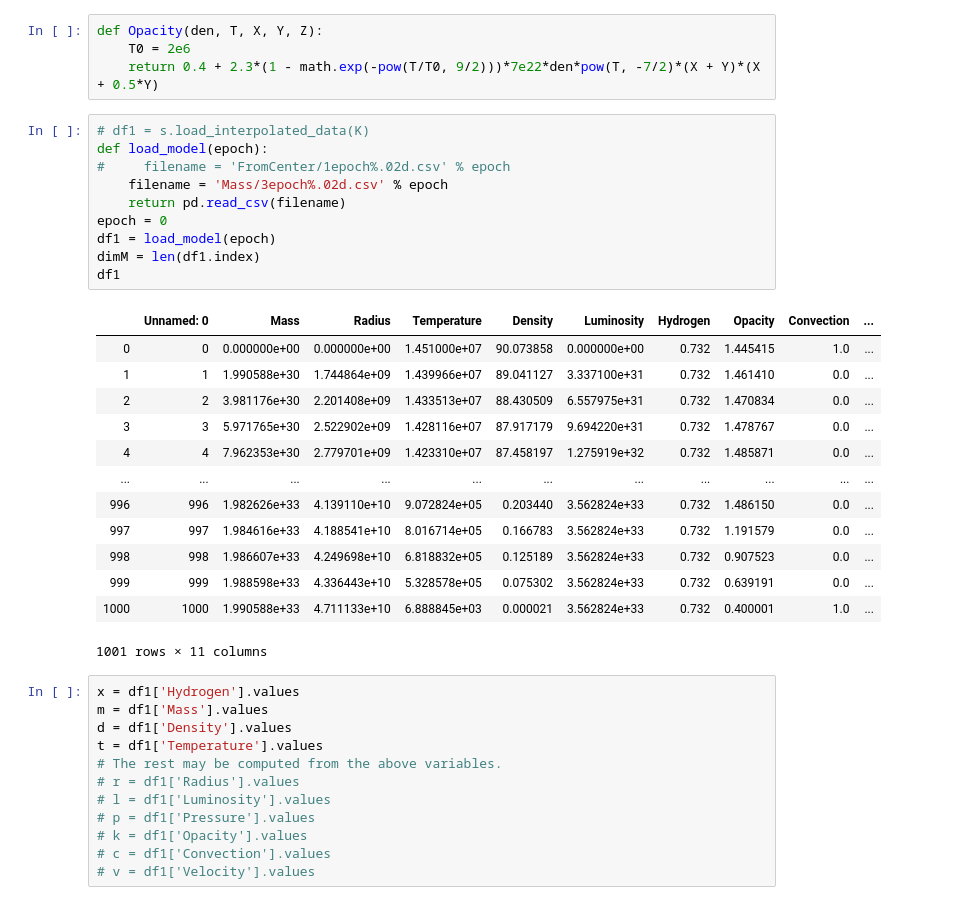
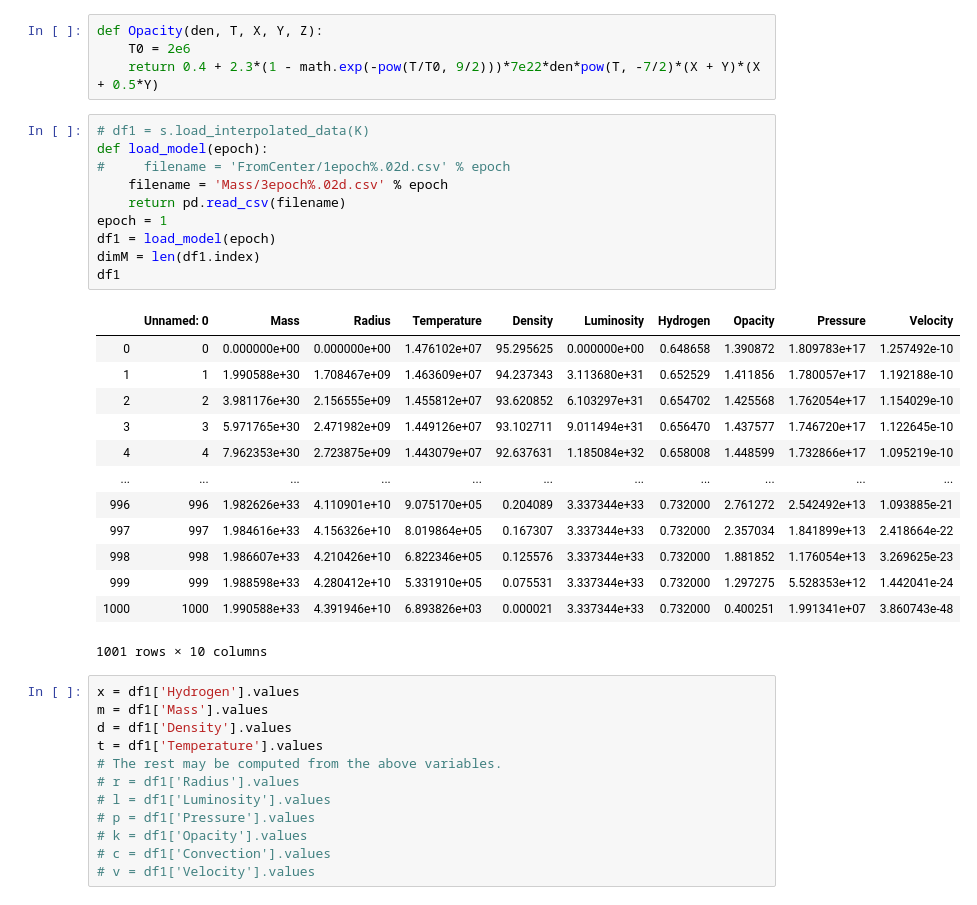
Before and after one commit to boangri/StarModels, a Jupyter notebook: VarModel.ipynb, the cells around one changed output. Cells and saved outputs as stored; diff of their text form.

```diff
--- a/VarModel.ipynb
+++ b/VarModel.ipynb
@@ -40,27 +35,27 @@ def Opacity(den, T, X, Y, Z):
 # %%
 # df1 = s.load_interpolated_data(K)
 def load_model(epoch):
 #     filename = 'FromCenter/1epoch%.02d.csv' % epoch
     filename = 'Mass/3epoch%.02d.csv' % epoch
     return pd.read_csv(filename)
-epoch = 0
+epoch = 1
 df1 = load_model(epoch)
 dimM = len(df1.index)
 df1
 # %% [output]
-|  | Unnamed: 0 | Mass | Radius | Temperature | Density | Luminosity | Hydrogen | Opacity | Convection | ... |
-| 0 | 0 | 0.000000e+00 | 0.000000e+00 | 1.451000e+07 | 90.073858 | 0.000000e+00 | 0.732 | 1.445415 | 1.0 | ... |
-| 1 | 1 | 1.990588e+30 | 1.744864e+09 | 1.439966e+07 | 89.041127 | 3.337100e+31 | 0.732 | 1.461410 | 0.0 | ... |
-| 2 | 2 | 3.981176e+30 | 2.201408e+09 | 1.433513e+07 | 88.430509 | 6.557975e+31 | 0.732 | 1.470834 | 0.0 | ... |
-| 3 | 3 | 5.971765e+30 | 2.522902e+09 | 1.428116e+07 | 87.917179 | 9.694220e+31 | 0.732 | 1.478767 | 0.0 | ... |
-| 4 | 4 | 7.962353e+30 | 2.779701e+09 | 1.423310e+07 | 87.458197 | 1.275919e+32 | 0.732 | 1.485871 | 0.0 | ... |
+|  | Unnamed: 0 | Mass | Radius | Temperature | Density | Luminosity | Hydrogen | Opacity | Pressure | Velocity |
+| 0 | 0 | 0.000000e+00 | 0.000000e+00 | 1.476102e+07 | 95.295625 | 0.000000e+00 | 0.648658 | 1.390872 | 1.809783e+17 | 1.257492e-10 |
+| 1 | 1 | 1.990588e+30 | 1.708467e+09 | 1.463609e+07 | 94.237343 | 3.113680e+31 | 0.652529 | 1.411856 | 1.780057e+17 | 1.192188e-10 |
+| 2 | 2 | 3.981176e+30 | 2.156555e+09 | 1.455812e+07 | 93.620852 | 6.103297e+31 | 0.654702 | 1.425568 | 1.762054e+17 | 1.154029e-10 |
+| 3 | 3 | 5.971765e+30 | 2.471982e+09 | 1.449126e+07 | 93.102711 | 9.011494e+31 | 0.656470 | 1.437577 | 1.746720e+17 | 1.122645e-10 |
+| 4 | 4 | 7.962353e+30 | 2.723875e+09 | 1.443079e+07 | 92.637631 | 1.185084e+32 | 0.658008 | 1.448599 | 1.732866e+17 | 1.095219e-10 |
 | ... | ... | ... | ... | ... | ... | ... | ... | ... | ... | ... |
-| 996 | 996 | 1.982626e+33 | 4.139110e+10 | 9.072824e+05 | 0.203440 | 3.562824e+33 | 0.732 | 1.486150 | 0.0 | ... |
-| 997 | 997 | 1.984616e+33 | 4.188541e+10 | 8.016714e+05 | 0.166783 | 3.562824e+33 | 0.732 | 1.191579 | 0.0 | ... |
-| 998 | 998 | 1.986607e+33 | 4.249698e+10 | 6.818832e+05 | 0.125189 | 3.562824e+33 | 0.732 | 0.907523 | 0.0 | ... |
-| 999 | 999 | 1.988598e+33 | 4.336443e+10 | 5.328578e+05 | 0.075302 | 3.562824e+33 | 0.732 | 0.639191 | 0.0 | ... |
-| 1000 | 1000 | 1.990588e+33 | 4.711133e+10 | 6.888845e+03 | 0.000021 | 3.562824e+33 | 0.732 | 0.400001 | 1.0 | ... |
+| 996 | 996 | 1.982626e+33 | 4.110901e+10 | 9.075170e+05 | 0.204089 | 3.337344e+33 | 0.732000 | 2.761272 | 2.542492e+13 | 1.093885e-21 |
+| 997 | 997 | 1.984616e+33 | 4.156326e+10 | 8.019864e+05 | 0.167307 | 3.337344e+33 | 0.732000 | 2.357034 | 1.841899e+13 | 2.418664e-22 |
+| 998 | 998 | 1.986607e+33 | 4.210426e+10 | 6.822346e+05 | 0.125576 | 3.337344e+33 | 0.732000 | 1.881852 | 1.176054e+13 | 3.269625e-23 |
+| 999 | 999 | 1.988598e+33 | 4.280412e+10 | 5.331910e+05 | 0.075531 | 3.337344e+33 | 0.732000 | 1.297275 | 5.528353e+12 | 1.442041e-24 |
+| 1000 | 1000 | 1.990588e+33 | 4.391946e+10 | 6.893826e+03 | 0.000021 | 3.337344e+33 | 0.732000 | 0.400251 | 1.991341e+07 | 3.860743e-48 |
-1001 rows × 11 columns
+1001 rows × 10 columns
 # %%
 x = df1['Hydrogen'].values
 m = df1['Mass'].values
```
Also changed, not shown: parts of 5 cells of this notebook, 4 other files.
